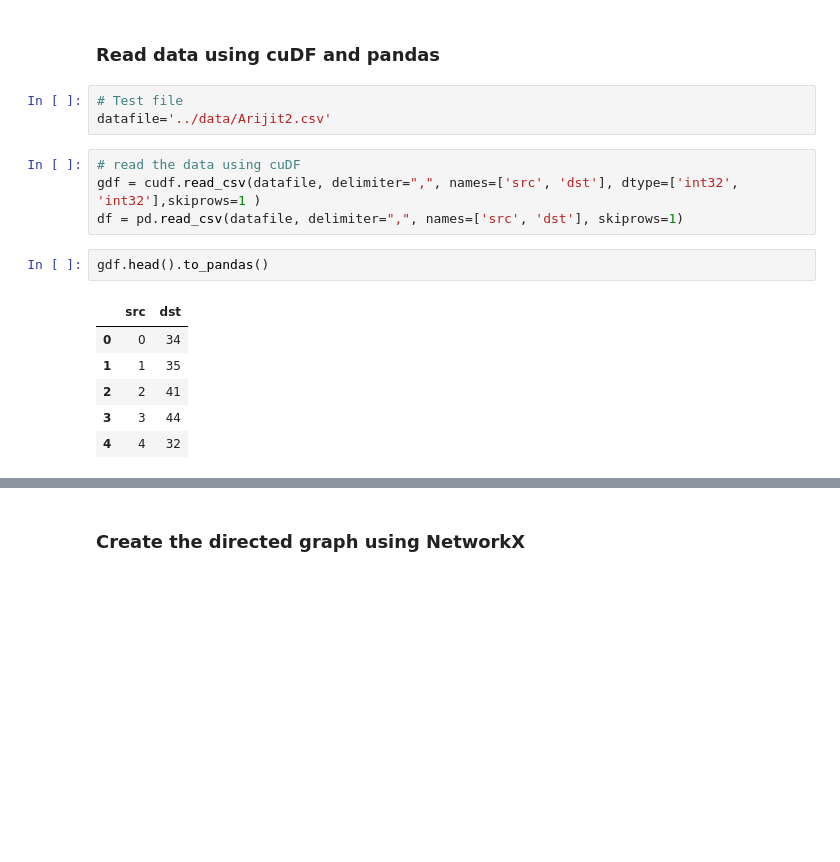
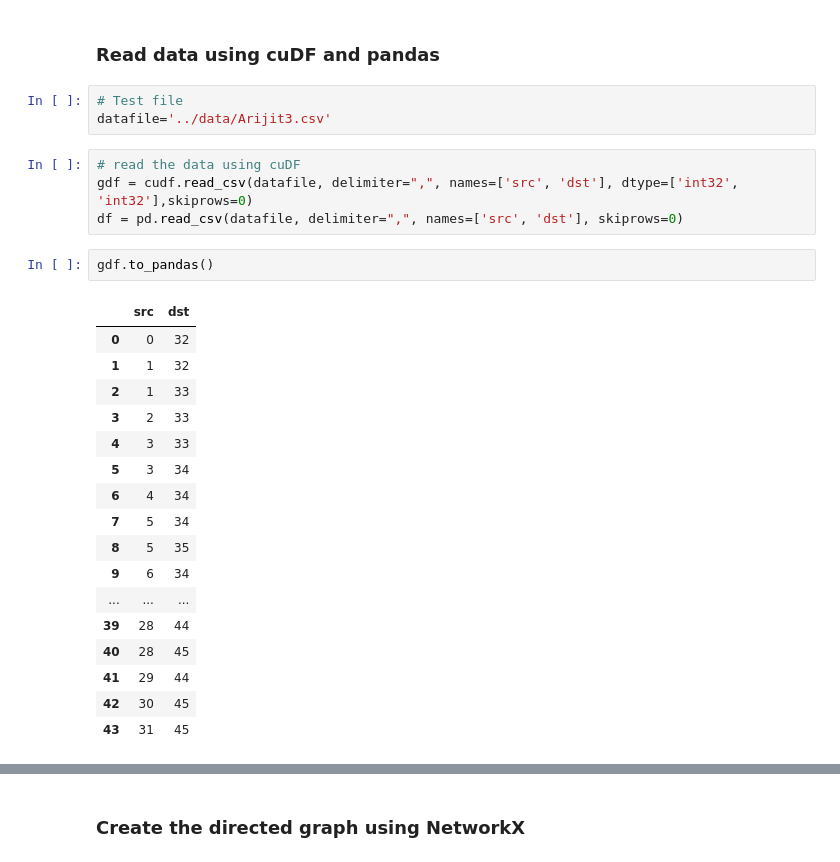
Before and after one commit to dorisnvidia/notebooks-1, a Jupyter notebook: cugraph/supplyChain/ArijitDatasetTest.ipynb, the cells around one changed output, grey strips where cells are left out. Saved outputs shown, nothing was run; the diff lists cells and outputs as text; blank space fills up the shorter version.

```diff
--- a/cugraph/supplyChain/ArijitDatasetTest.ipynb
+++ b/cugraph/supplyChain/ArijitDatasetTest.ipynb
@@ -39,20 +39,31 @@ import matplotlib.pyplot as plt
 ### Read data using cuDF and pandas
 # %%
 # Test file
-datafile='../data/Arijit2.csv'
+datafile='../data/Arijit3.csv'
 # %%
 # read the data using cuDF
-gdf = cudf.read_csv(datafile, delimiter=",", names=['src', 'dst'], dtype=['int32', 'int32'],skiprows=1 )
-df = pd.read_csv(datafile, delimiter=",", names=['src', 'dst'], skiprows=1)
+gdf = cudf.read_csv(datafile, delimiter=",", names=['src', 'dst'], dtype=['int32', 'int32'],skiprows=0)
+df = pd.read_csv(datafile, delimiter=",", names=['src', 'dst'], skiprows=0)
 # %%
-gdf.head().to_pandas()
+gdf.to_pandas()
 # %% [output]
 |  | src | dst |
-| 0 | 0 | 34 |
-| 1 | 1 | 35 |
-| 2 | 2 | 41 |
-| 3 | 3 | 44 |
-| 4 | 4 | 32 |
+| 0 | 0 | 32 |
+| 1 | 1 | 32 |
+| 2 | 1 | 33 |
+| 3 | 2 | 33 |
+| 4 | 3 | 33 |
+| 5 | 3 | 34 |
+| 6 | 4 | 34 |
+| 7 | 5 | 34 |
+| 8 | 5 | 35 |
+| 9 | 6 | 34 |
+| ... | ... | ... |
+| 39 | 28 | 44 |
+| 40 | 28 | 45 |
+| 41 | 29 | 44 |
+| 42 | 30 | 45 |
+| 43 | 31 | 45 |
 # %%
 df.head()
 # %% [output]
```
Also changed, not shown: parts of 18 cells of this notebook, 1 other file.
